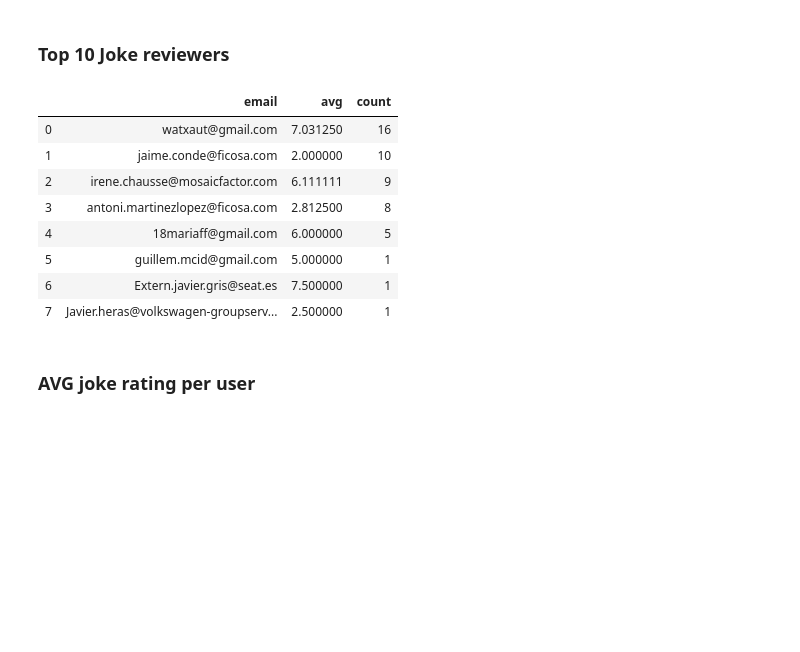
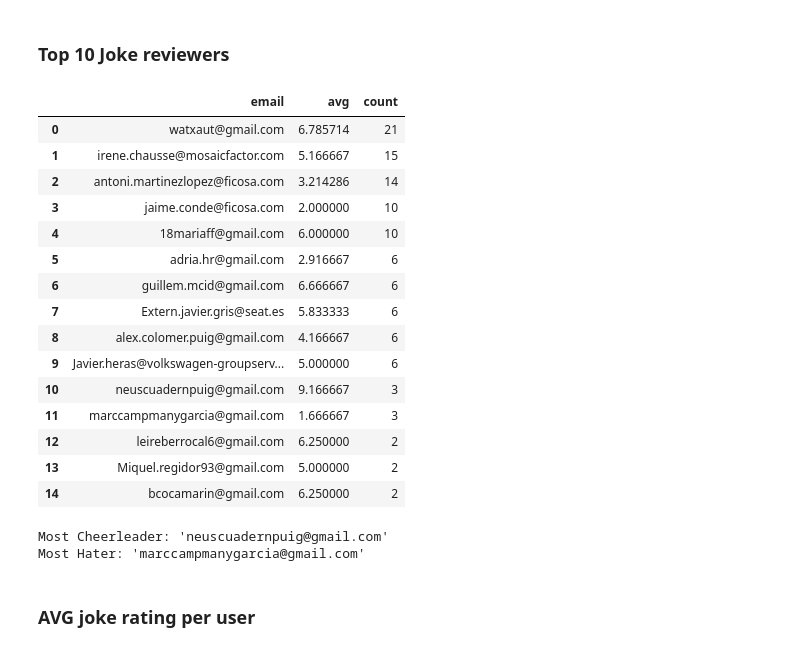
Before and after one commit to watxaut-alpha/joke-app, a Jupyter notebook: notebooks/analysis_mail_users.ipynb, the cells around one changed output. Saved outputs shown, nothing was run; the diff lists cells and outputs as text; code cells hidden in the pictures; blank space fills up the shorter version.

```diff
--- a/notebooks/analysis_mail_users.ipynb
+++ b/notebooks/analysis_mail_users.ipynb
@@ -53,17 +53,31 @@ group by um.email
 order by count(r.rating) desc
 """)
 # %%
-df_mean_user.head(10)
+df_mean_user.head(20)
 # %% [output]
 |  | email | avg | count |
-| 0 | watxaut@gmail.com | 7.031250 | 16 |
-| 1 | jaime.conde@ficosa.com | 2.000000 | 10 |
-| 2 | irene.chausse@mosaicfactor.com | 6.111111 | 9 |
-| 3 | antoni.martinezlopez@ficosa.com | 2.812500 | 8 |
-| 4 | 18mariaff@gmail.com | 6.000000 | 5 |
-| 5 | guillem.mcid@gmail.com | 5.000000 | 1 |
-| 6 | Extern.javier.gris@seat.es | 7.500000 | 1 |
-| 7 | Javier.heras@volkswagen-groupserv... | 2.500000 | 1 |
+| 0 | watxaut@gmail.com | 6.785714 | 21 |
+| 1 | irene.chausse@mosaicfactor.com | 5.166667 | 15 |
+| 2 | antoni.martinezlopez@ficosa.com | 3.214286 | 14 |
+| 3 | jaime.conde@ficosa.com | 2.000000 | 10 |
+| 4 | 18mariaff@gmail.com | 6.000000 | 10 |
+| 5 | adria.hr@gmail.com | 2.916667 | 6 |
+| 6 | guillem.mcid@gmail.com | 6.666667 | 6 |
+| 7 | Extern.javier.gris@seat.es | 5.833333 | 6 |
+| 8 | alex.colomer.puig@gmail.com | 4.166667 | 6 |
+| 9 | Javier.heras@volkswagen-groupserv... | 5.000000 | 6 |
+| 10 | neuscuadernpuig@gmail.com | 9.166667 | 3 |
+| 11 | marccampmanygarcia@gmail.com | 1.666667 | 3 |
+| 12 | leireberrocal6@gmail.com | 6.250000 | 2 |
+| 13 | Miquel.regidor93@gmail.com | 5.000000 | 2 |
+| 14 | bcocamarin@gmail.com | 6.250000 | 2 |
+# %%
+most_not_hater = df_mean_user["email"].iloc[df_mean_user["avg"].idxmax()]
+most_hater = df_mean_user["email"].iloc[df_mean_user["avg"].idxmin()]
+print("Most Cheerleader: '{}'\nMost Hater: '{}'".format(most_not_hater, most_hater))
+# %% [output]
+Most Cheerleader: 'neuscuadernpuig@gmail.com'
+Most Hater: 'marccampmanygarcia@gmail.com'
 # %% [markdown]
 ### AVG joke rating per user
 # %%
```
Also changed, not shown: parts of 7 cells of this notebook, 14 other files.
